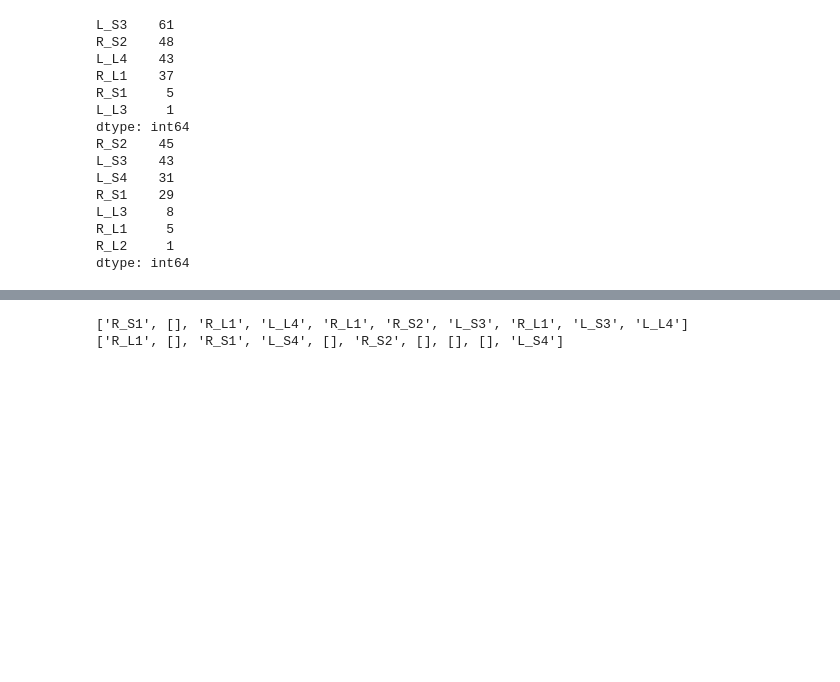
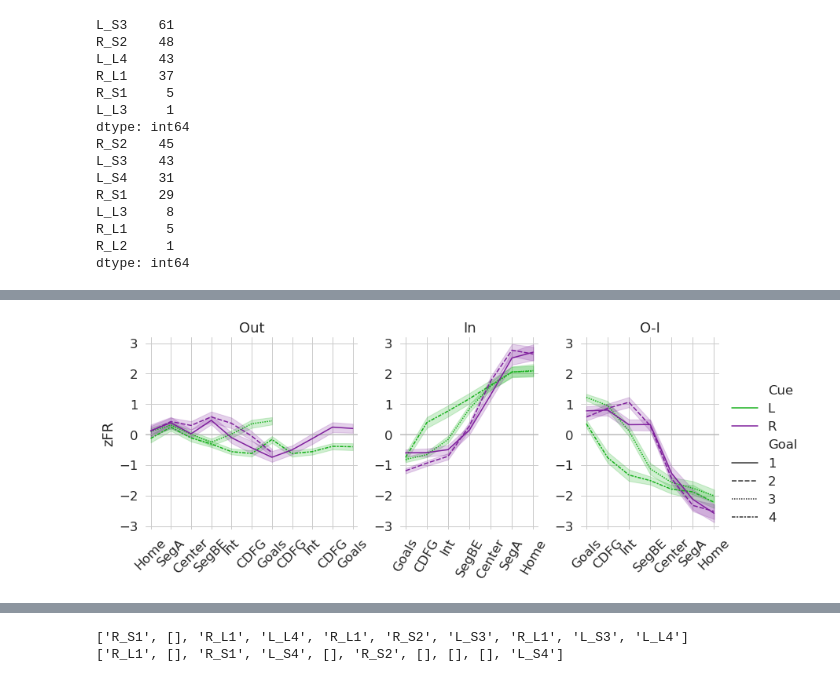
Before and after one commit to alexgonzl/TreeMazeAnalyses, a Jupyter notebook: Notebooks/Trials_Structures_Zones.ipynb, the cells around one changed output, grey strips where cells are left out. Saved outputs shown, nothing was run; the diff lists cells and outputs as text; code cells hidden in the pictures; blank space fills up the shorter version.

Commit message:
trial wise analyses updated notebook

```diff
--- a/Notebooks/Trials_Structures_Zones.ipynb
+++ b/Notebooks/Trials_Structures_Zones.ipynb
@@ -98,17 +98,17 @@ def cmp(a,b):
 
 def getTrials(dat,**kwargs):
     nTr = dat.shape[0]
-    trials = set(np.arange(nTr))
+    trials = set(np.arange(1,nTr+1))
     try:
         for k,v in kwargs.items():
-            trials = trials & set(np.where(dat[k]==v)[0])
+            trials = trials & set(np.where(dat[k]==v)[0]+1)
     except:
         print('Invalid Selection {} {}'.format(k,v))
         pass
     return np.sort(np.array(list(trials)))
 
-def zMat(mat,mu,sig):
-    return (mat-mu)/sig
+def zscore(x,mu,sig):
+    return (x-mu)/sig
 
 def getFR_TrZone(TrialInfo, FRMat):
     nCells = cell_FR.shape[0]
@@ -324,4 +355,4 @@ R_L1     5
 R_L2     1
 dtype: int64
 # %%
-TrZn,oTrZn = getFR_TrZone(TrialInfo,cell_FR)
+TrZn,OTrZn = getFR_TrZone(TrialInfo,cell_FR)
@@ -333,7 +358,0 @@ array([24.71528846, 41.20146341, 28.45011765, 46.33487179, 49.161     ,
-# %%
-cell = 10
-X=pd.DataFrame(np.full((nTr,TMF.nZones),np.nan),columns=TMF.ZonesNames)
-for tr in np.arange(nTr):
-    if len(TrialInfo['ValidSeqTrID'][tr+1])>0:
-        locs=ValidTrSeqs[TrialInfo['ValidSeqTrID'][tr+1]]
-        X.iloc[tr][locs] = TrZn[tr+1][cell]
@@ -365,0 +488,72 @@ zMat(X.loc[tr2],mu[cell],sig[cell])
+# %%
+sns.set()
+sns.set(style="whitegrid",context='notebook',font_scale=1.5,rc={
+    'axes.spines.bottom': False,
+    'axes.spines.left': False,
+    'axes.spines.right': False,
+    'axes.spines.top': False,
+    'axes.edgecolor':'0.5'})
+#,rc={'grid.color':'0.1','axes.labelcolor':'1'})
+#sns.set_style("ticks", {"xtick.major.size": 8, "ytick.major.size": 8})
+pal = sns.xkcd_palette(['green','purple'])
+
+f,ax = plt.subplots(1,3, figsize=(15,4))
+yPos = 0.04
+w = 0.25
+ratio = 7.5/11.5
+hsp = 0.05
+W = [w,w*ratio,w*ratio]
+xPos = [hsp,2*hsp+W[0],3*hsp+W[1]+W[0]]
+H = 0.85
+xlims = [[-0.25,10.25],[-0.25,6.25],[-0.25,6.25]]
+for i in np.arange(3):
+    ax[i].set_position([xPos[i],yPos,W[i],H])
+    ax[i].set_xlim(xlims[i])
+    ax[i].axhline(color=[0.7,0.7,0.7],alpha=0.7)
+
+xPosLabels = ['Home','SegA','Center','SegBE','Int','CDFG','Goals','CDFG','Int','CDFG','Goals']
+
+xPosLabels2 = ['Home','SegA','Center','SegBE','Int','CDFG','Goals'][::-1]
+with sns.color_palette(pal):
+    subset = (cellDat['IO']=='Out') & (cellDat['Co']=='Co')
+    ax[0] = sns.lineplot(x='Pos',y='zFR',hue='Cue',style='Goal',data=cellDat[subset],ax=ax[0],legend=False,hue_order=['L','R'])
+    ax[0].set_xticks(np.arange(11))
+
+    ax[0].tick_params(axis='x', rotation=45)
+    ax[0].set_xticklabels(xPosLabels)
+    ax[0].set_xlabel('')
+    ax[0].set_title('Out')
+
+    subset = (cellDat['IO']=='In') & (cellDat['Co']=='Co')
+    ax[1] = sns.lineplot(x='Pos',y='zFR',hue='Cue',style='Goal',data=cellDat[subset],ax=ax[1],legend=False,hue_order=['L','R'])
+    ax[1].set_xticks(np.arange(7))
+    ax[1].tick_params(axis='x', rotation=60)
+    ax[1].set_xticklabels(xPosLabels2)
+    ax[1].set_xlabel('')
+    ax[1].set_ylabel('')
+    ax[1].set_title('In')
+
+    subset = (cellDat['IO']=='O-I') & (cellDat['Co']=='Co')
+    ax[2] = sns.lineplot(x='Pos',y='zFR',hue='Cue',style='Goal',data=cellDat[subset],ax=ax[2],legend='brief',hue_order=['L','R'])
+    ax[2].set_xticks(np.arange(7))
+    ax[2].tick_params(axis='x', rotation=45)
+    ax[2].set_xticklabels(xPosLabels2)
+    ax[2].set_xlabel('')
+    ax[2].set_ylabel('')
+    ax[2].set_title('O-I')
+
+    lims = np.zeros((3,2))
+    for i in np.arange(3):
+        lims[i]=np.array(ax[i].get_ylim())
+    minY = np.floor(np.min(lims[:,0])*20)/20
+    maxY = np.ceil(np.max(lims[:,1]*20))/20
+
+    for i in np.arange(3):
+        ax[i].set_ylim([minY,maxY])
+    l =ax[2].get_legend()
+    #l.set_bbox_to_anchor=(0, 0,0.3,1)
+    plt.legend(bbox_to_anchor=(1.05, 0), loc=3, borderaxespad=0.,frameon=False)
+    l.set_frame_on(False)
+    #l.set_visible(False)
+# %% [output]
+[figure, added]
```
Also changed, not shown: parts of 27 cells of this notebook.
